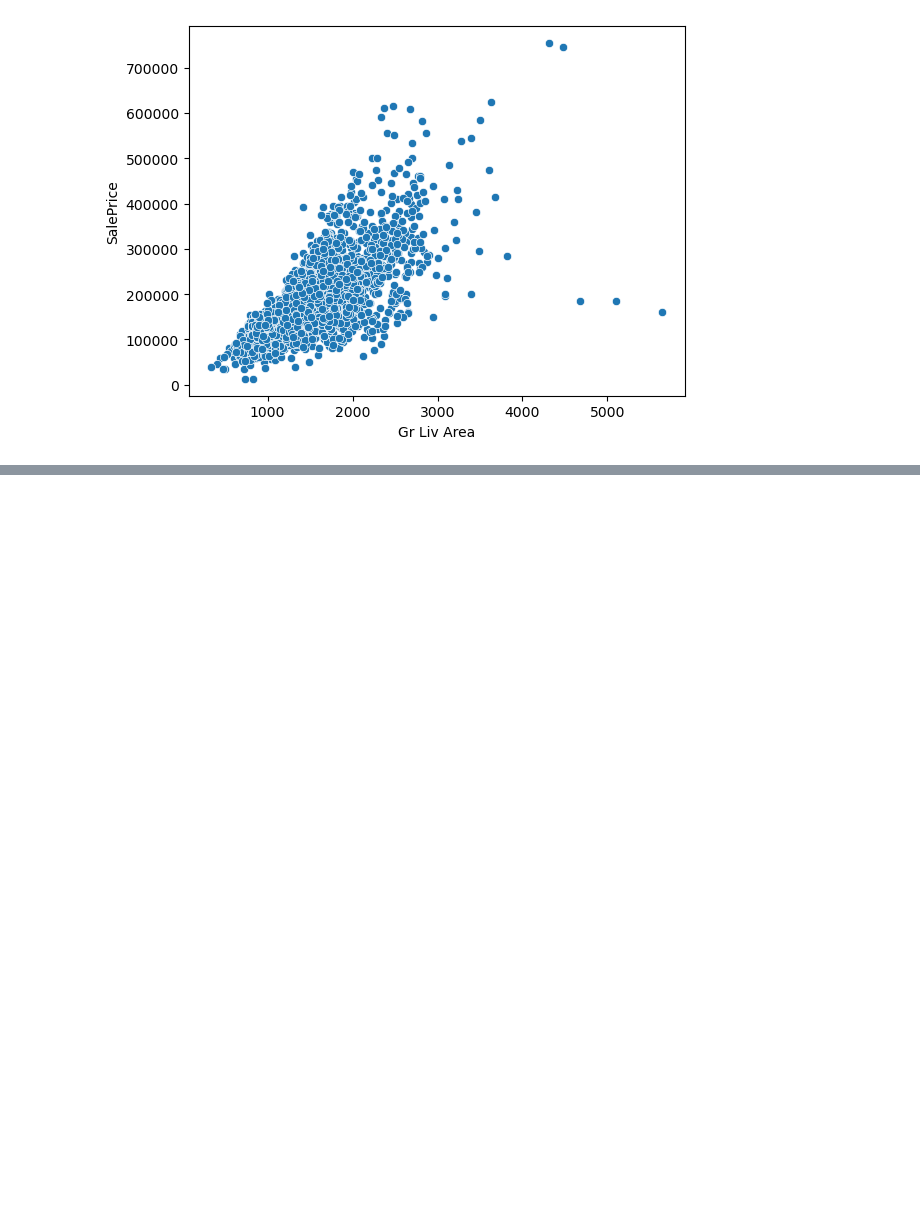
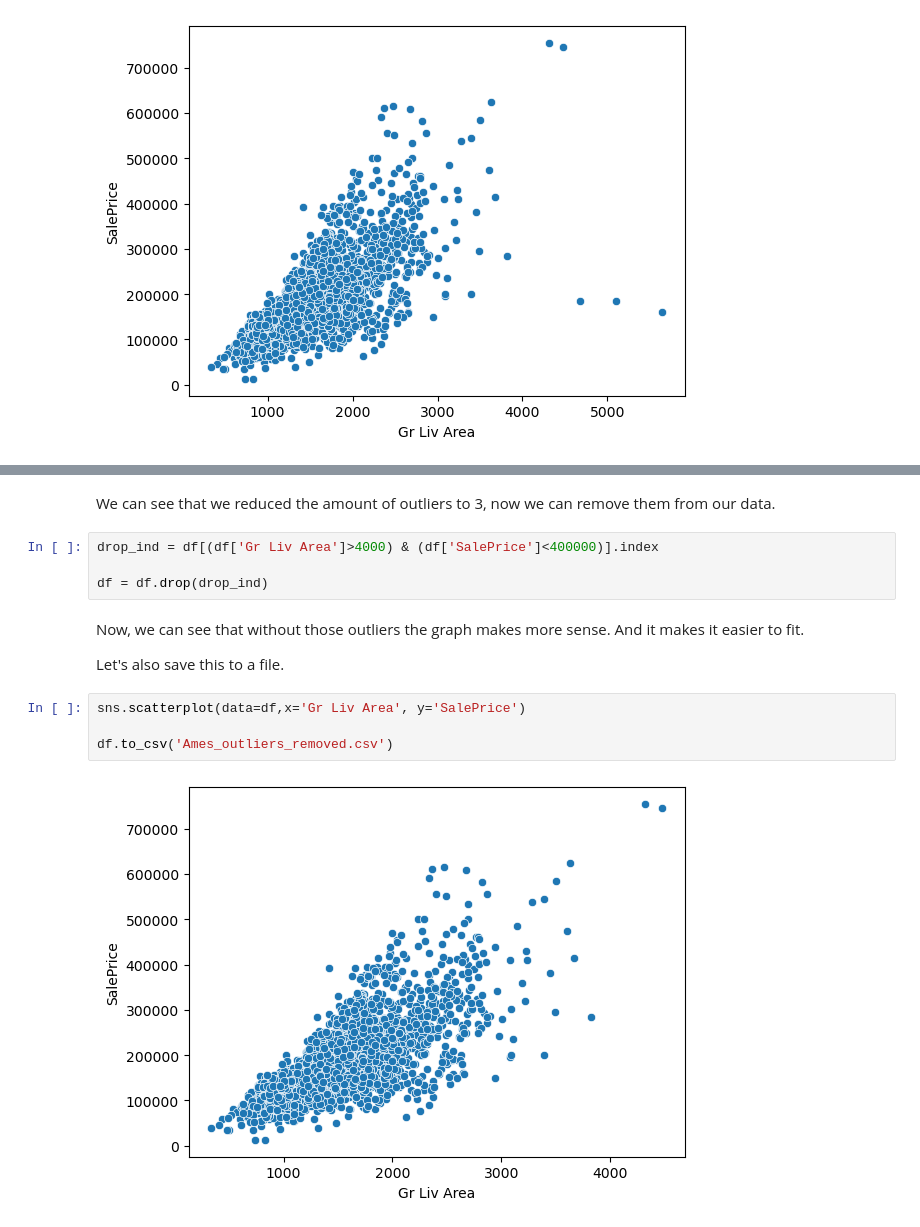
Before and after one commit to maginbu-0/Machine-Learning, a Jupyter notebook: Feature Engineering and Data Preparation/Feature Eng and Data Preparation.ipynb, the cells around one changed output, grey strips where cells are left out. Cells and saved outputs as stored; diff of their text form; blank space fills up the shorter version.

```diff
--- a/Feature Engineering and Data Preparation/Feature Eng and Data Preparation.ipynb
+++ b/Feature Engineering and Data Preparation/Feature Eng and Data Preparation.ipynb
@@ -202,0 +224,16 @@ sns.scatterplot(data=df,x='Gr Liv Area', y='SalePrice')
+# %% [markdown]
+We can see that we reduced the amount of outliers to 3, now we can remove them from our data.
+# %%
+drop_ind = df[(df['Gr Liv Area']>4000) & (df['SalePrice']<400000)].index
+
+df = df.drop(drop_ind)
+# %% [markdown]
+Now, we can see that  without those outliers the graph makes more sense. And it makes it easier to fit.
+
+Let's also save this to a file.
+# %%
+sns.scatterplot(data=df,x='Gr Liv Area', y='SalePrice')
+
+df.to_csv('Ames_outliers_removed.csv')
+# %% [output]
+[figure, added]
```
Also changed, not shown: parts of 52 cells of this notebook, 1 other file.
